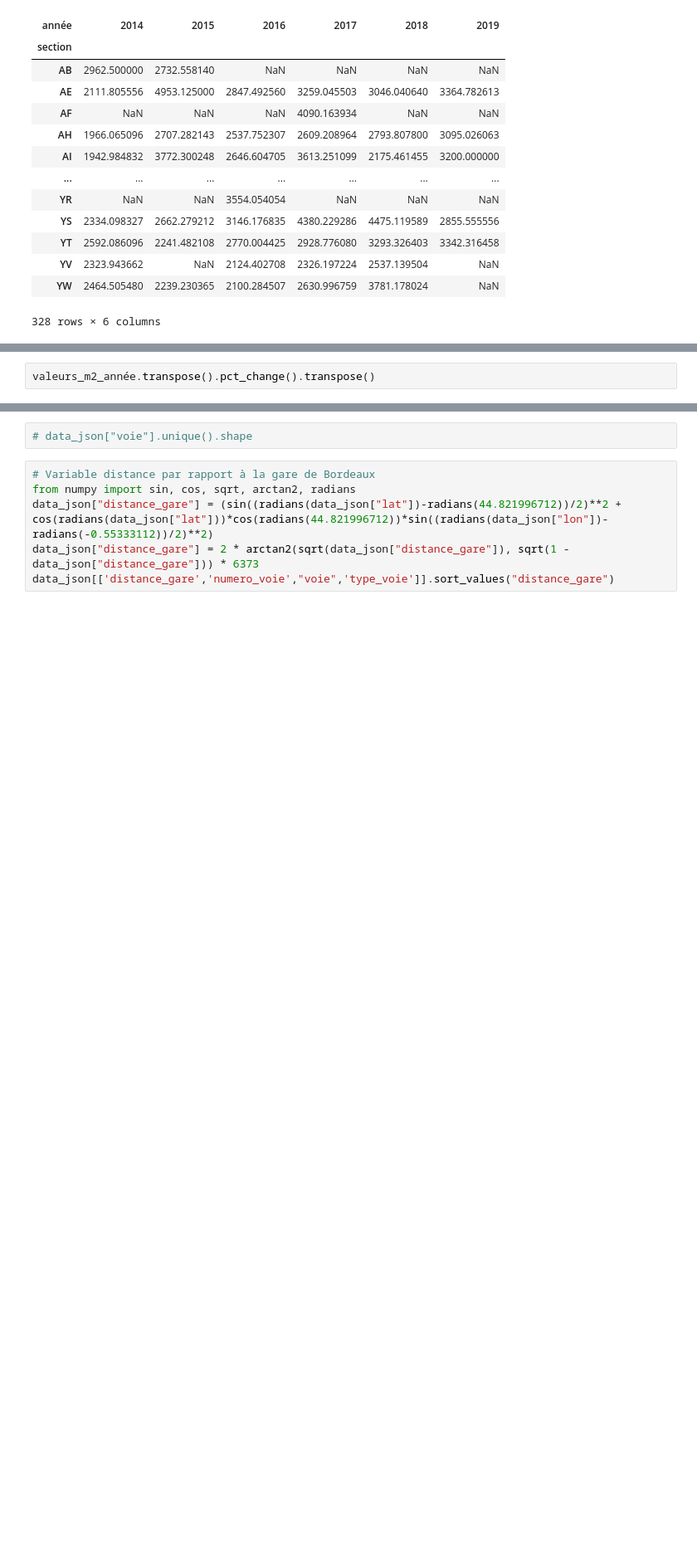
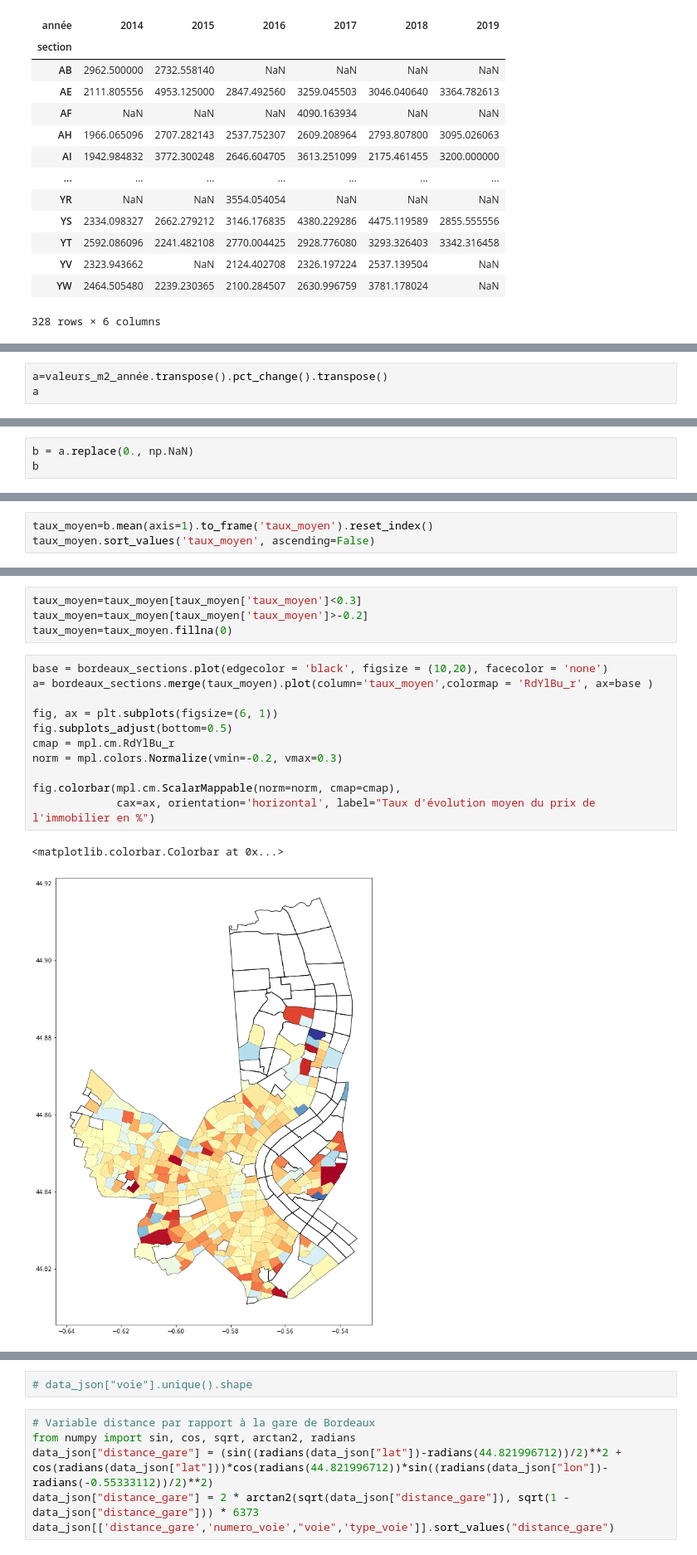
Before and after one commit to mdlbm/SNCF-Immobilier, a Jupyter notebook: Projet.ipynb, the cells around one changed output, grey strips where cells are left out. Shown at 83% size. Saved outputs shown, nothing was run; the diff lists cells and outputs as text; blank space fills up the shorter version.

```diff
--- a/Projet.ipynb
+++ b/Projet.ipynb
@@ -395,2 +368,3 @@ bordeaux_sections.merge(std).plot(column='écart_type',cmap = 'RdYlBu_r', ax=bas
 # %%
-valeurs_m2_année.transpose().pct_change().transpose()
+a=valeurs_m2_année.transpose().pct_change().transpose()
+a
@@ -396,0 +386,3 @@ valeurs_m2_année.transpose().pct_change().transpose()
+# %%
+b = a.replace(0., np.NaN)
+b
@@ -396,0 +404,3 @@ valeurs_m2_année.transpose().pct_change().transpose()
+# %%
+taux_moyen=b.mean(axis=1).to_frame('taux_moyen').reset_index()
+taux_moyen.sort_values('taux_moyen', ascending=False)
@@ -396,0 +421,18 @@ valeurs_m2_année.transpose().pct_change().transpose()
+# %%
+taux_moyen=taux_moyen[taux_moyen['taux_moyen']<0.3]
+taux_moyen=taux_moyen[taux_moyen['taux_moyen']>-0.2]
+taux_moyen=taux_moyen.fillna(0)
+# %%
+base = bordeaux_sections.plot(edgecolor = 'black', figsize = (10,20), facecolor = 'none')
+a= bordeaux_sections.merge(taux_moyen).plot(column='taux_moyen',colormap = 'RdYlBu_r', ax=base )
+
+fig, ax = plt.subplots(figsize=(6, 1))
+fig.subplots_adjust(bottom=0.5)
+cmap = mpl.cm.RdYlBu_r
+norm = mpl.colors.Normalize(vmin=-0.2, vmax=0.3)
+
+fig.colorbar(mpl.cm.ScalarMappable(norm=norm, cmap=cmap),
+             cax=ax, orientation='horizontal', label="Taux d'évolution moyen du prix de l'immobilier en %")
+# %% [output]
+<matplotlib.colorbar.Colorbar at 0x...>
+[figure, added]
```
Also changed, not shown: parts of 17 cells of this notebook.
